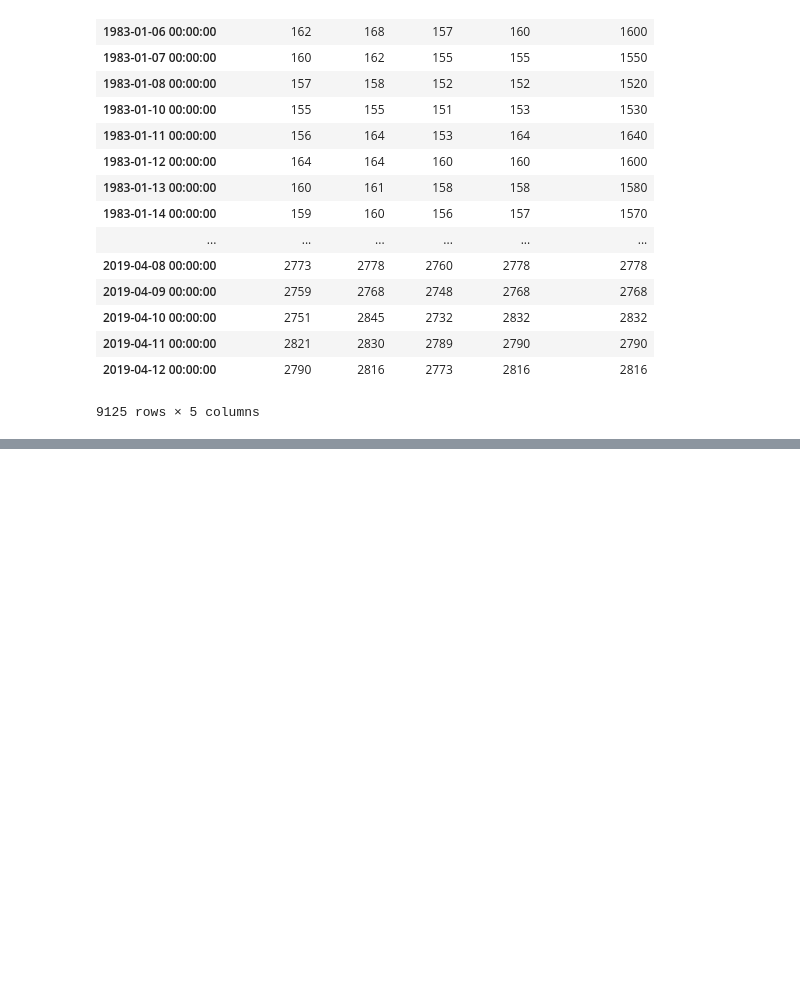
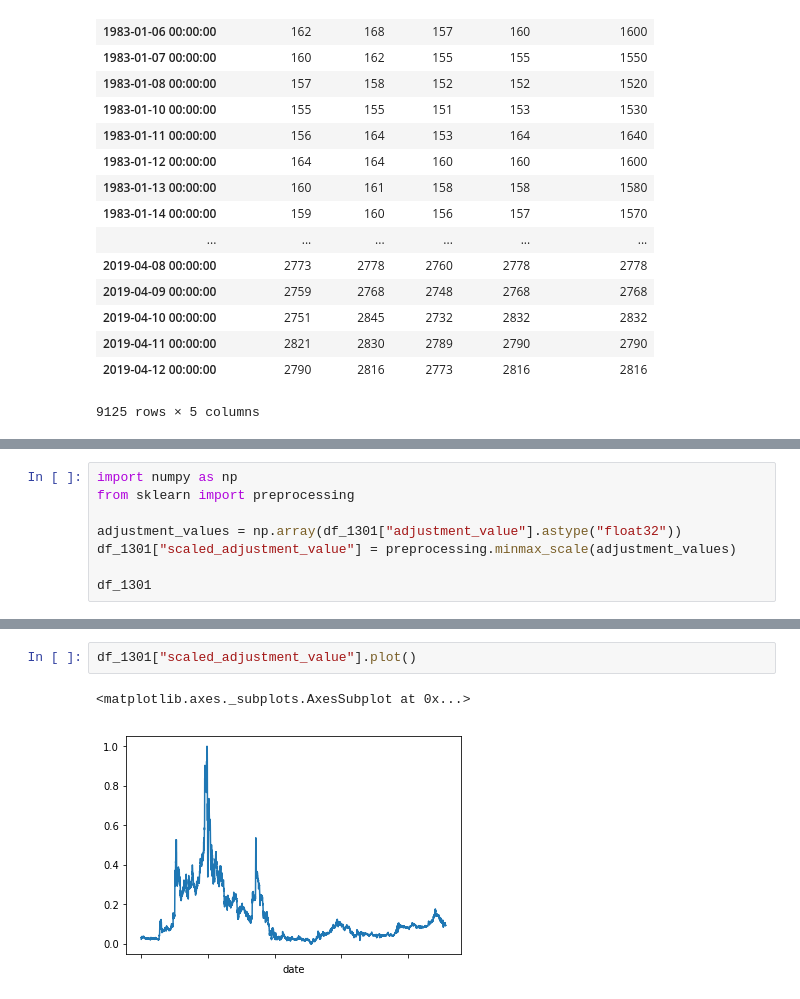
Before and after one commit to u6k/ml-sandbox, a Jupyter notebook: time_series_3.ipynb, the cells around one changed output, grey strips where cells are left out. Drawn from its saved outputs; the diff is of its cells as text; blank space fills up the shorter version.

```diff
--- a/time_series_3.ipynb
+++ b/time_series_3.ipynb
@@ -77,0 +85,8 @@ memory usage: 427.7+ KB
+# %%
+import numpy as np
+from sklearn import preprocessing
+
+adjustment_values = np.array(df_1301["adjustment_value"].astype("float32"))
+df_1301["scaled_adjustment_value"] = preprocessing.minmax_scale(adjustment_values)
+
+df_1301
@@ -77,0 +113,5 @@ memory usage: 427.7+ KB
+# %%
+df_1301["scaled_adjustment_value"].plot()
+# %% [output]
+<matplotlib.axes._subplots.AxesSubplot at 0x...>
+[figure, added]
```
Also changed, not shown: parts of 6 cells of this notebook.
